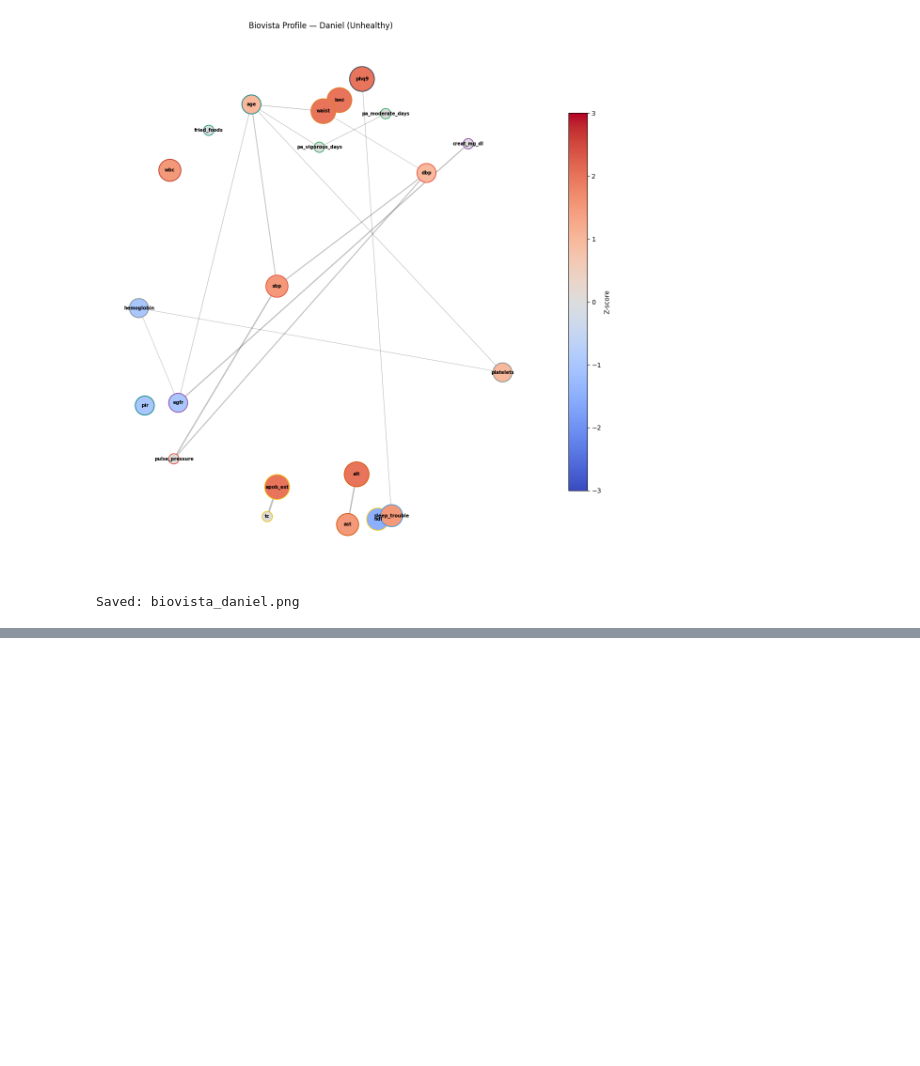
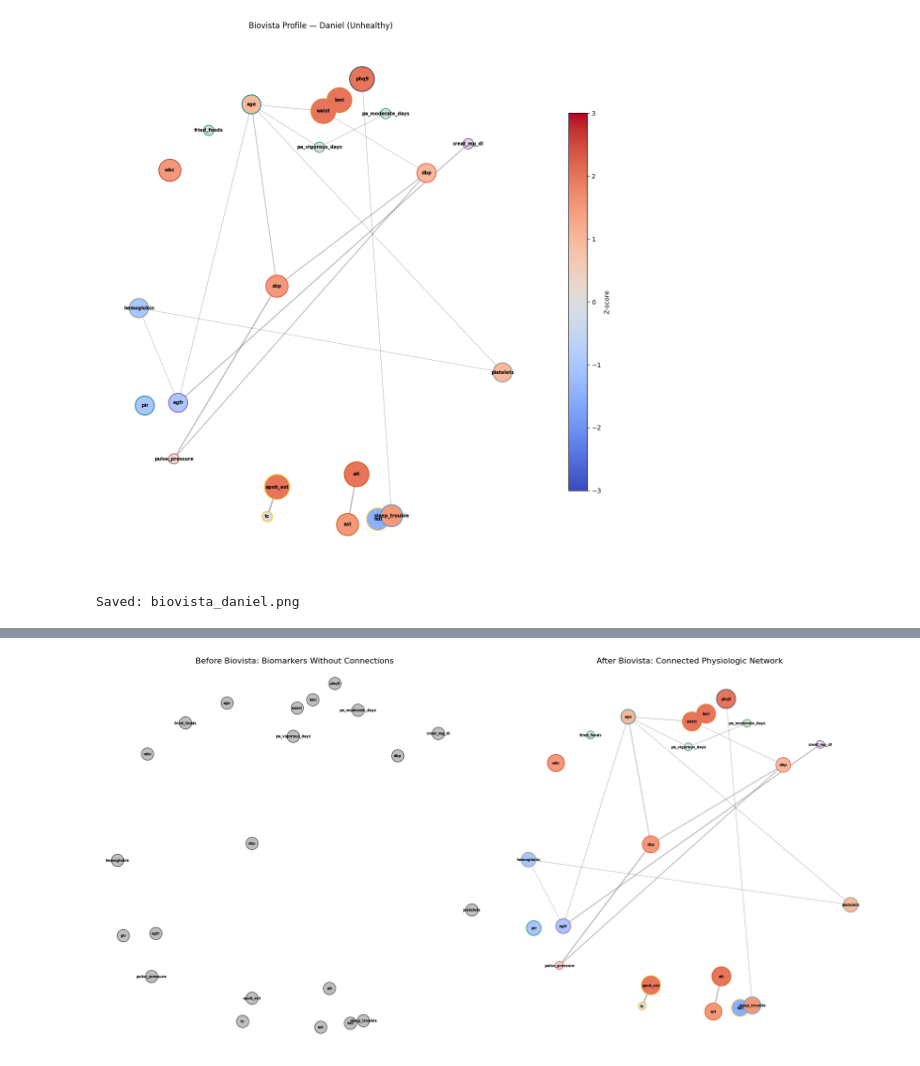
Before and after one commit to JACKMCDONNELL/python-learning, a Jupyter notebook: network/NHANES/NHANES_network.ipynb, the cells around one changed output, grey strips where cells are left out. Cells and saved outputs as stored; diff of their text form; code cells hidden in the pictures; blank space fills up the shorter version.

```diff
--- a/network/NHANES/NHANES_network.ipynb
+++ b/network/NHANES/NHANES_network.ipynb
@@ -977,0 +1014,97 @@ Saved: biovista_daniel.png
+# %%
+import matplotlib.pyplot as plt
+import networkx as nx
+import numpy as np
+
+# ----------------------------------------------------
+# 1. Build empty node-only graph with same nodes
+# ----------------------------------------------------
+G_empty = nx.Graph()
+for v in G_var.nodes():
+    G_empty.add_node(v)
+
+# ----------------------------------------------------
+# 2. Side-by-side plotting
+# ----------------------------------------------------
+fig, axes = plt.subplots(1, 2, figsize=(22, 11))
+
+# ----------------------------------------------------
+# LEFT PLOT — Unconnected nodes ("Before Biovista")
+# ----------------------------------------------------
+nx.draw_networkx_nodes(
+    G_empty,
+    pos_var,
+    node_size=600,
+    node_color="#bfbfbf",
+    edgecolors="black",
+    linewidths=0.8,
+    ax=axes[0]
+)
+
+nx.draw_networkx_labels(
+    G_empty,
+    pos_var,
+    font_size=7,
+    font_weight="bold",
+    ax=axes[0]
+)
+
+axes[0].set_title("Before Biovista: Biomarkers Without Connections", fontsize=16)
+axes[0].axis("off")
+
+# ----------------------------------------------------
+# RIGHT PLOT — Full Biovista network ("After Biovista")
+# ----------------------------------------------------
+
+# Node colors based on z-scores
+z_vals = np.array([z_patient.get(n, 0.0) for n in G_var.nodes()])
+z_clipped = np.clip(z_vals, -3, 3)
+node_colors = plt.cm.coolwarm((z_clipped + 3) / 6)
+node_sizes = 250 + 600 * np.abs(z_clipped)
+
+# Node outline colors based on system membership
+node_edgecolors = [
+    system_color_map.get(G_var.nodes[n]["system"], "#7f8c8d")
+    for n in G_var.nodes()
+]
+
+# Edge widths scaled by partial correlation strength
+edge_widths = [
+    0.4 + 3.0 * abs(d.get("weight", 0.05))
+    for (_, _, d) in G_var.edges(data=True)
+]
+
+nx.draw_networkx_edges(
+    G_var,
+    pos_var,
+    width=edge_widths,
+    alpha=0.30,
+    ax=axes[1]
+)
+
+nx.draw_networkx_nodes(
+    G_var,
+    pos_var,
+    node_color=node_colors,
+    node_size=node_sizes,
+    edgecolors=node_edgecolors,
+    linewidths=1.2,
+    ax=axes[1]
+)
+
+nx.draw_networkx_labels(
+    G_var,
+    pos_var,
+    font_size=7,
+    font_weight="bold",
+    ax=axes[1]
+)
+
+axes[1].set_title("After Biovista: Connected Physiologic Network", fontsize=16)
+axes[1].axis("off")
+
+plt.tight_layout()
+plt.savefig("biovista_before_after_side_by_side.png", dpi=350, bbox_inches="tight")
+plt.show()
+# %% [output]
+[figure, added]
```
Also changed, not shown: parts of 1 cell of this notebook.
